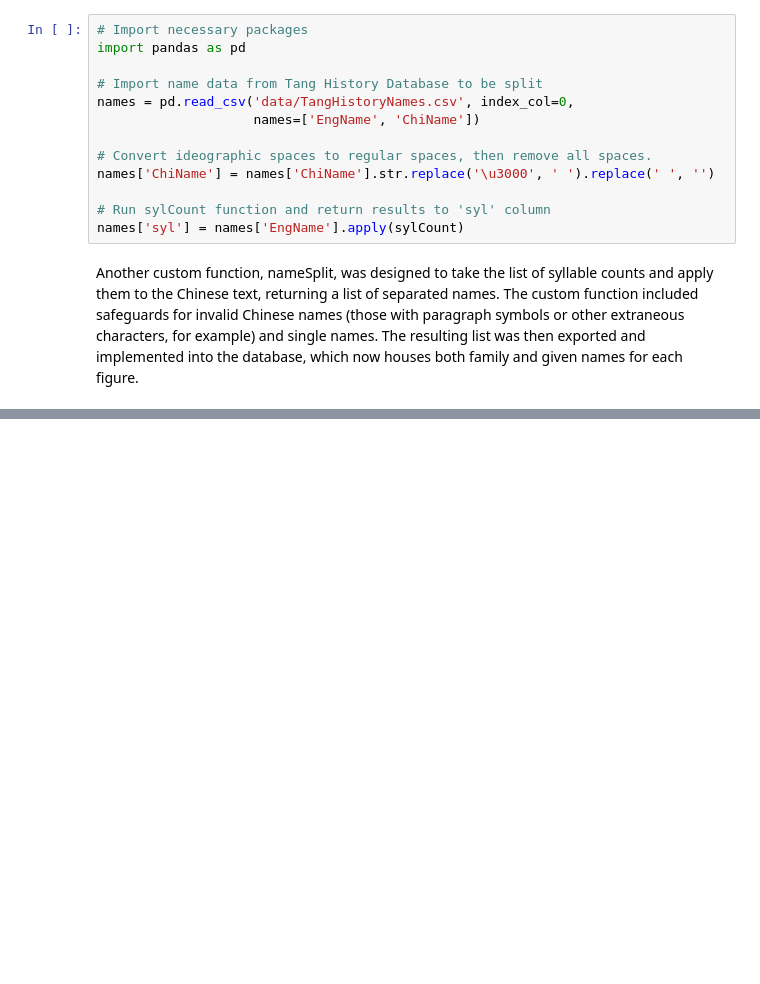
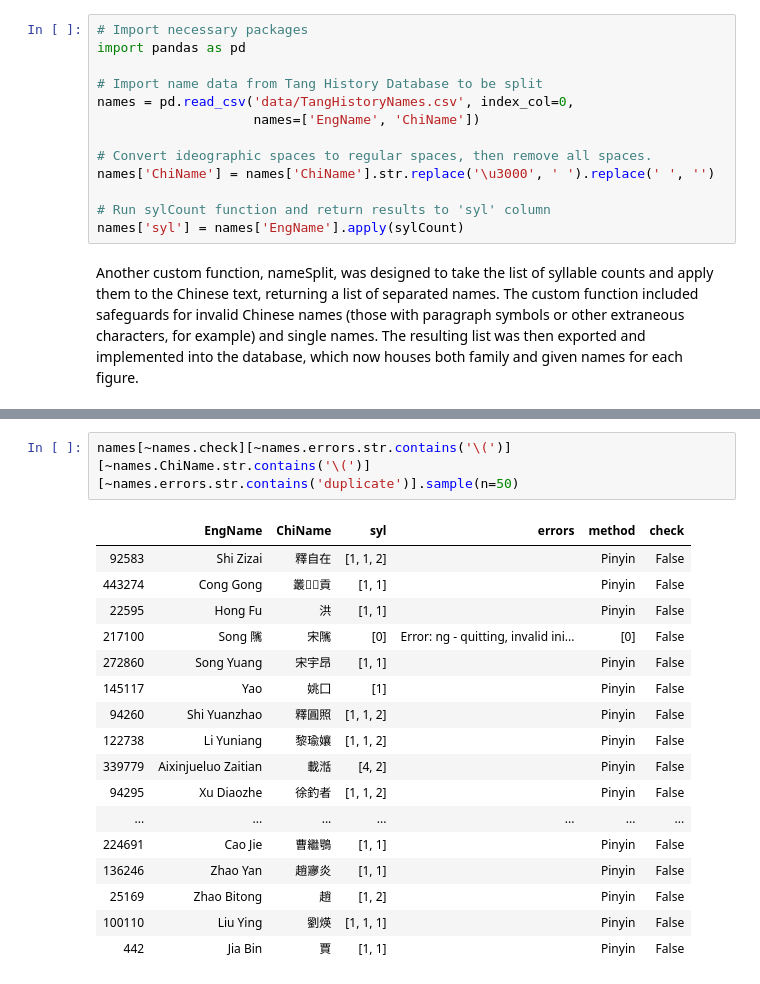
Before and after one commit to JHGFD82/ChineseSyllableCountGeneratorDraftNotes, a Jupyter notebook: Chinese Syllable Count Generator.ipynb, the cells around one changed output, grey strips where cells are left out. Saved outputs shown, nothing was run; the diff lists cells and outputs as text; blank space fills up the shorter version.

```diff
--- a/Chinese Syllable Count Generator.ipynb
+++ b/Chinese Syllable Count Generator.ipynb
@@ -642,0 +678,20 @@ display(names.sample(n=20))
+# %%
+names[~names.check][~names.errors.str.contains('\(')][~names.ChiName.str.contains('\(')][~names.errors.str.contains('duplicate')].sample(n=50)
+# %% [output]
+|  | EngName | ChiName | syl | errors | method | check |
+| 92583 | Shi Zizai | 釋自在 | [1, 1, 2] |  | Pinyin | False |
+| 443274 | Cong Gong | 叢貢 | [1, 1] |  | Pinyin | False |
+| 22595 | Hong Fu | 洪 | [1, 1] |  | Pinyin | False |
+| 217100 | Song 隲 | 宋隲 | [0] | Error: ng - quitting, invalid ini... | [0] | False |
+| 272860 | Song Yuang | 宋宇昂 | [1, 1] |  | Pinyin | False |
+| 145117 | Yao | 姚囗 | [1] |  | Pinyin | False |
+| 94260 | Shi Yuanzhao | 釋圓照 | [1, 1, 2] |  | Pinyin | False |
+| 122738 | Li Yuniang | 黎瑜孃 | [1, 1, 2] |  | Pinyin | False |
+| 339779 | Aixinjueluo Zaitian | 載湉 | [4, 2] |  | Pinyin | False |
+| 94295 | Xu Diaozhe | 徐釣者 | [1, 1, 2] |  | Pinyin | False |
+| ... | ... | ... | ... | ... | ... | ... |
+| 224691 | Cao Jie | 曹繼鶚 | [1, 1] |  | Pinyin | False |
+| 136246 | Zhao Yan | 趙㝱炎 | [1, 1] |  | Pinyin | False |
+| 25169 | Zhao Bitong | 趙 | [1, 2] |  | Pinyin | False |
+| 100110 | Liu Ying | 劉煐 | [1, 1, 1] |  | Pinyin | False |
+| 442 | Jia Bin | 賈 | [1, 1] |  | Pinyin | False |
```
Also changed, not shown: parts of 5 cells of this notebook.
